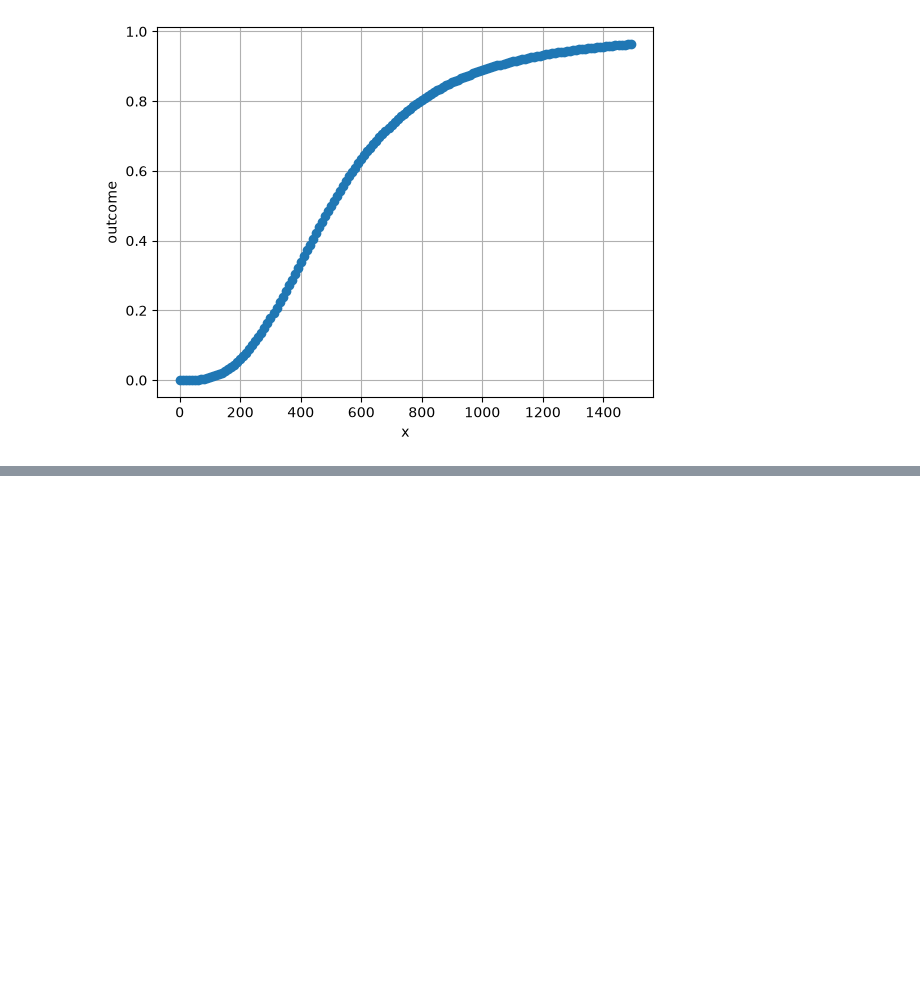
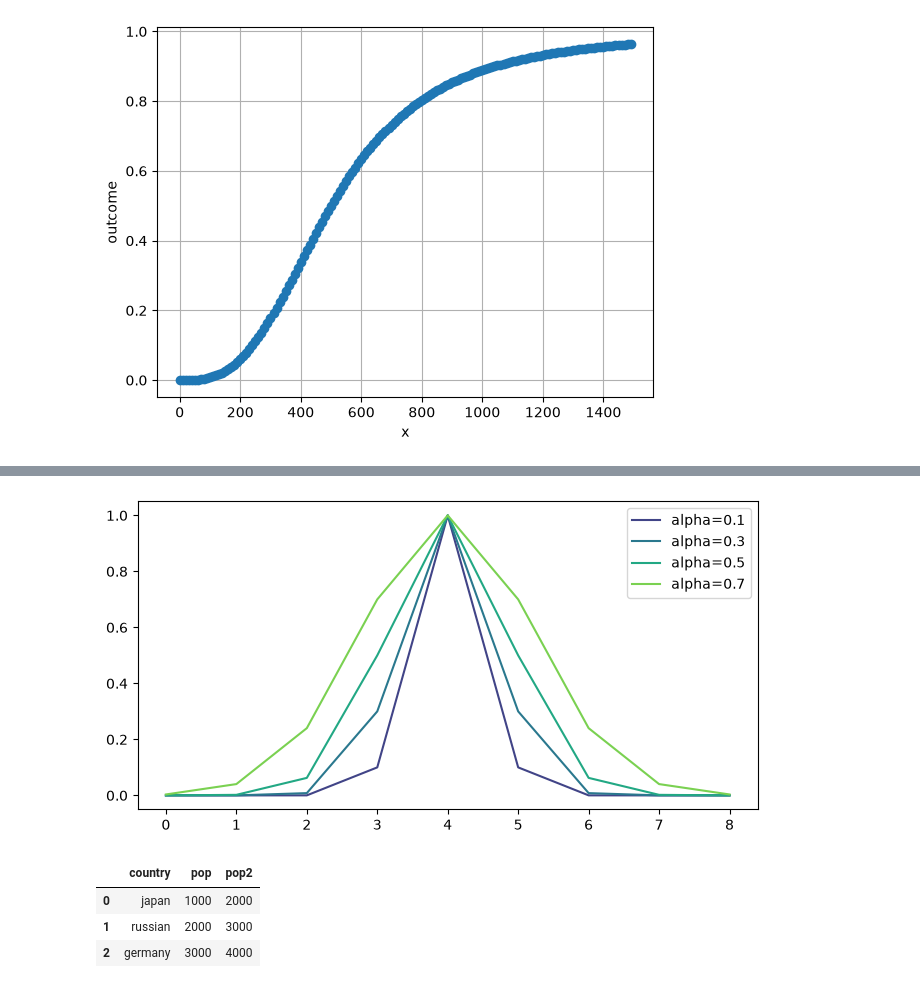
Before and after one commit to kzappmusi9/causal_inference_on_python, a Jupyter notebook: code/hill_functions.ipynb, the cells around one changed output, grey strips where cells are left out. Saved outputs shown, nothing was run; the diff lists cells and outputs as text; code cells hidden in the pictures; blank space fills up the shorter version.

```diff
--- a/code/hill_functions.ipynb
+++ b/code/hill_functions.ipynb
@@ -43,0 +157,36 @@ plt.show()
+# %%
+lags = list(range(9))
+
+"""
+- alphaを変化させた場合
+- L=10, theta=5
+"""
+
+import matplotlib.pyplot as plt
+
+par_alpha = (0.1, 0.3, 0.5, 0.7)
+colors = plt.cm.viridis([0.2, 0.4, 0.6, 0.8])
+
+fig, ax = plt.subplots(figsize=(8,4))
+
+for alpha, col in zip(par_alpha, colors):
+    weights = []
+    weights = [weight_delay(alpha, 4, l) for l in lags]
+    ax.plot(lags, weights, color=col, label=f"alpha={alpha}")
+
+plt.legend()
+plt.show()
+# %% [output]
+[figure, added]
+# %%
+import pandas as pd
+
+df = pd.DataFrame({'country':['japan', 'russian', 'germany'],
+                   'pop':[1000, 2000, 3000]}).assign(
+                       pop2 = lambda x:x['pop']+1000)
+df
+# %% [output]
+|  | country | pop | pop2 |
+| 0 | japan | 1000 | 2000 |
+| 1 | russian | 2000 | 3000 |
+| 2 | germany | 3000 | 4000 |
```
Also changed, not shown: parts of 4 cells of this notebook.
